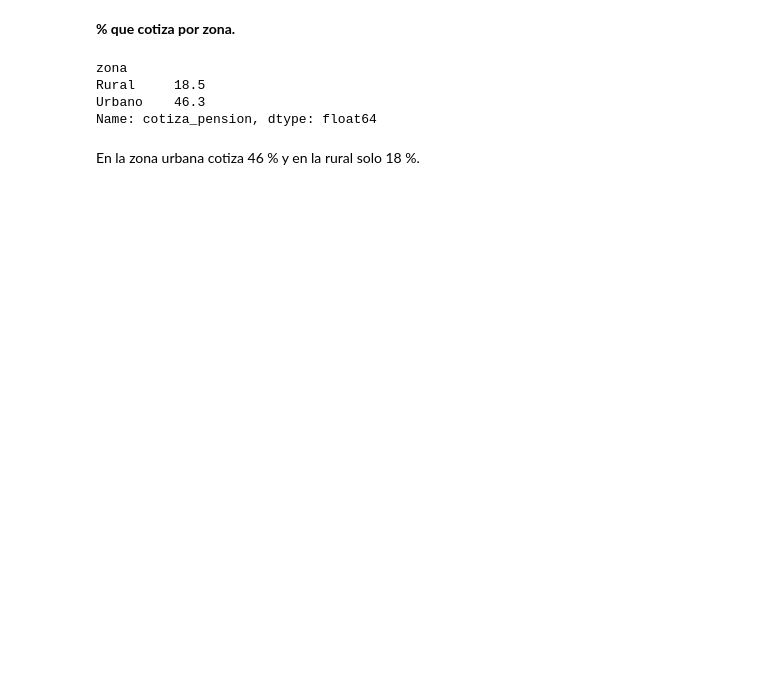
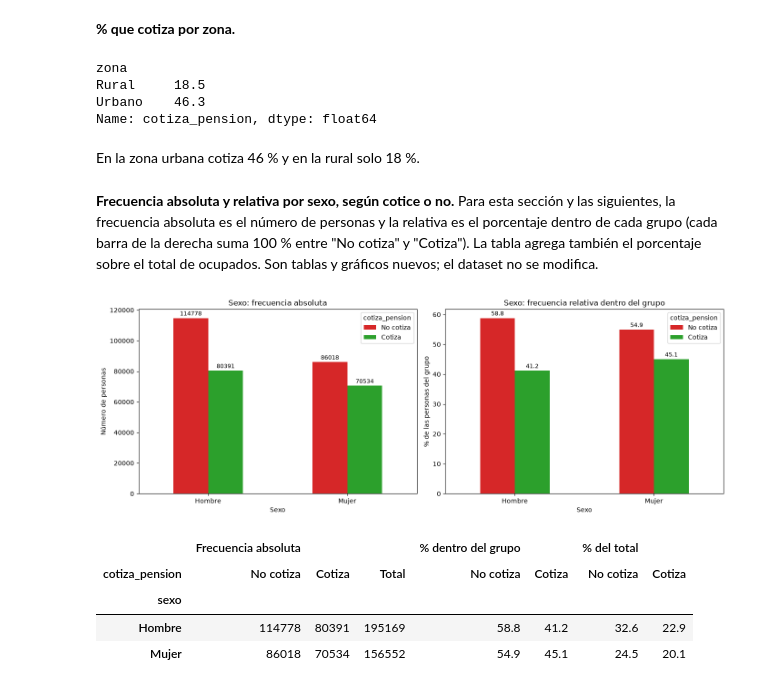
Before and after one commit to BAMUNOZ91/proyecto_1_esp_data_science_ia, a Jupyter notebook: 01_preparacion_eda.ipynb, the cells around one changed output. Cells and saved outputs as stored; diff of their text form; code cells hidden in the pictures; blank space fills up the shorter version.

```diff
--- a/01_preparacion_eda.ipynb
+++ b/01_preparacion_eda.ipynb
@@ -471,9 +594,0 @@ La cotización crece de forma casi continua con el tamaño: 7 % entre quienes tr
-# %%
-rango_ingreso = df['gana_1_smmlv_o_mas'].map({0.0: 'Menos de 1 SMMLV', 1.0: '1 SMMLV o más'})
-por_ing = df.groupby(rango_ingreso)['cotiza_pension'].mean() * 100
-ax = por_ing.plot(kind='bar')
-ax.bar_label(ax.containers[0], fmt='%.1f')
-plt.ylabel('% que cotiza')
-plt.title('Cotización según ingreso (corte en 1 SMMLV)')
-plt.xticks(rotation=0)
-plt.show()
@@ -491,3 +604,50 @@ Urbano    46.3
 Name: cotiza_pension, dtype: float64
 # %% [markdown]
 En la zona urbana cotiza 46 % y en la rural solo 18 %.
+# %% [markdown]
+**Frecuencia absoluta y relativa por sexo, según cotice o no.** Para esta sección y las siguientes, la frecuencia absoluta es el número de personas y la relativa es el porcentaje dentro de cada grupo (cada barra de la derecha suma 100 % entre "No cotiza" y "Cotiza"). La tabla agrega también el porcentaje sobre el total de ocupados. Son tablas y gráficos nuevos; el dataset no se modifica.
+# %%
+etiquetas = {0: 'No cotiza', 1: 'Cotiza'}
+colores = ['tab:red', 'tab:green']
+
+
+def tabla_frecuencias(grupo):
+    """Frecuencia absoluta y relativa de cotiza / no cotiza para cada categoría de `grupo`."""
+    absoluta = pd.crosstab(grupo, df['cotiza_pension']).rename(columns=etiquetas)
+    absoluta['Total'] = absoluta.sum(axis=1)
+    dentro = (pd.crosstab(grupo, df['cotiza_pension'], normalize='index') * 100).round(1).rename(columns=etiquetas)
+    del_total = (absoluta[['No cotiza', 'Cotiza']] / absoluta['Total'].sum() * 100).round(1)
+    return pd.concat({'Frecuencia absoluta': absoluta,
+                      '% dentro del grupo': dentro,
+                      '% del total': del_total}, axis=1)
+
+
+def graficar_frecuencias(grupo, titulo, ancho=14, rotacion=0, tam_etiqueta=9, rot_etiqueta=0):
+    """Barras de frecuencia absoluta (izquierda) y relativa dentro del grupo (derecha)."""
+    absoluta = pd.crosstab(grupo, df['cotiza_pension']).rename(columns=etiquetas)
+    relativa = (pd.crosstab(grupo, df['cotiza_pension'], normalize='index') * 100).rename(columns=etiquetas)
+    fig, axes = plt.subplots(1, 2, figsize=(ancho, 5))
+    absoluta.plot(kind='bar', ax=axes[0], color=colores)
+    relativa.plot(kind='bar', ax=axes[1], color=colores)
+    for ax, fmt in zip(axes, ['%d', '%.1f']):
+        for cont in ax.containers:
+            ax.bar_label(cont, fmt=fmt, fontsize=tam_etiqueta, rotation=rot_etiqueta, padding=2)
+        ax.tick_params(axis='x', rotation=rotacion)
+        ax.set_xlabel(titulo)
+    axes[0].set_ylabel('Número de personas')
+    axes[0].set_title(f'{titulo}: frecuencia absoluta')
+    axes[1].set_ylabel('% de las personas del grupo')
+    axes[1].set_title(f'{titulo}: frecuencia relativa dentro del grupo')
+    plt.tight_layout()
+    plt.show()
+
+
+graficar_frecuencias(df['sexo'], 'Sexo')
+tabla_frecuencias(df['sexo'])
+# %% [output]
+[figure, added]
+|  | Frecuencia absoluta |  |  | % dentro del grupo |  | % del total |  |
+| cotiza_pension | No cotiza | Cotiza | Total | No cotiza | Cotiza | No cotiza | Cotiza |
+| sexo |  |  |  |  |  |  |  |
+| Hombre | 114778 | 80391 | 195169 | 58.8 | 41.2 | 32.6 | 22.9 |
+| Mujer | 86018 | 70534 | 156552 | 54.9 | 45.1 | 24.5 | 20.1 |
```
Also changed, not shown: parts of 29 cells of this notebook.
